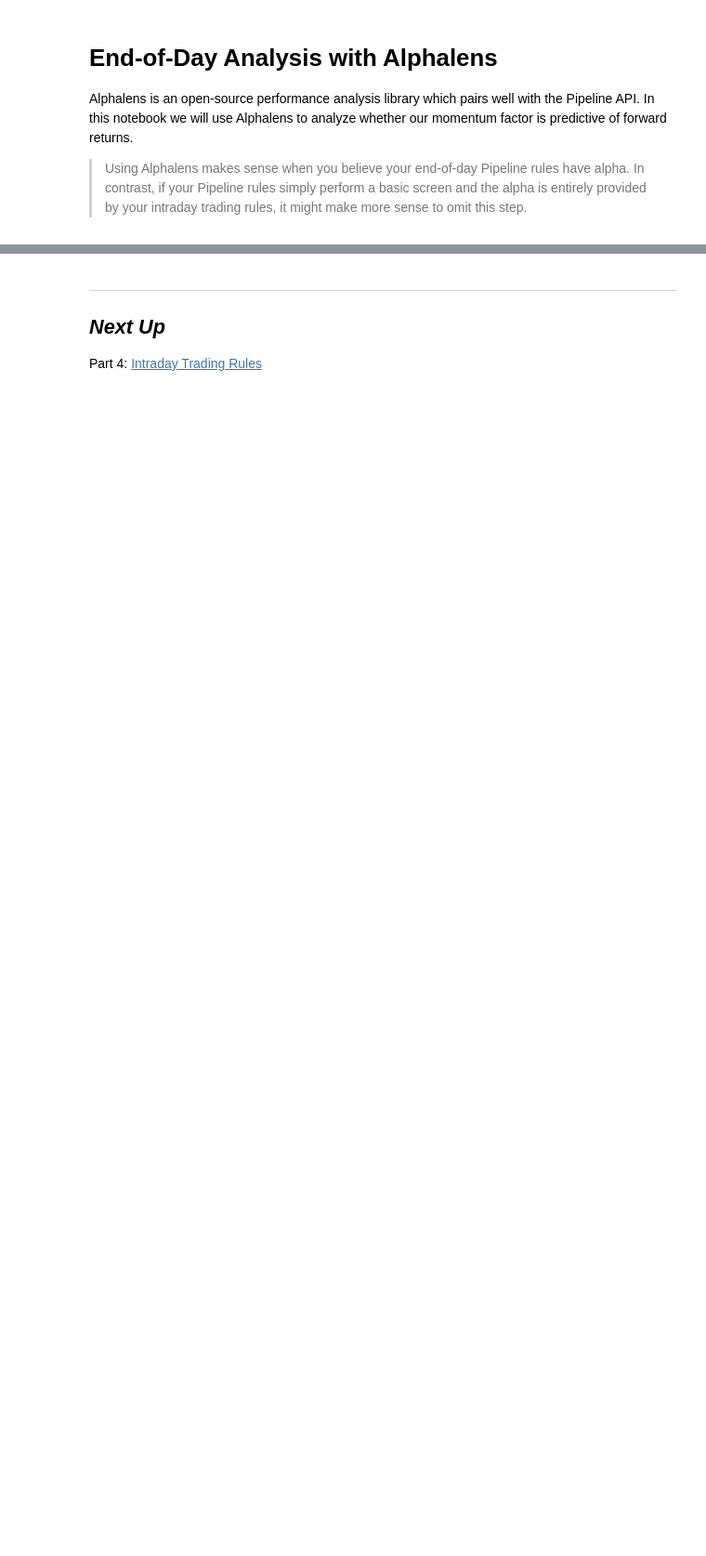
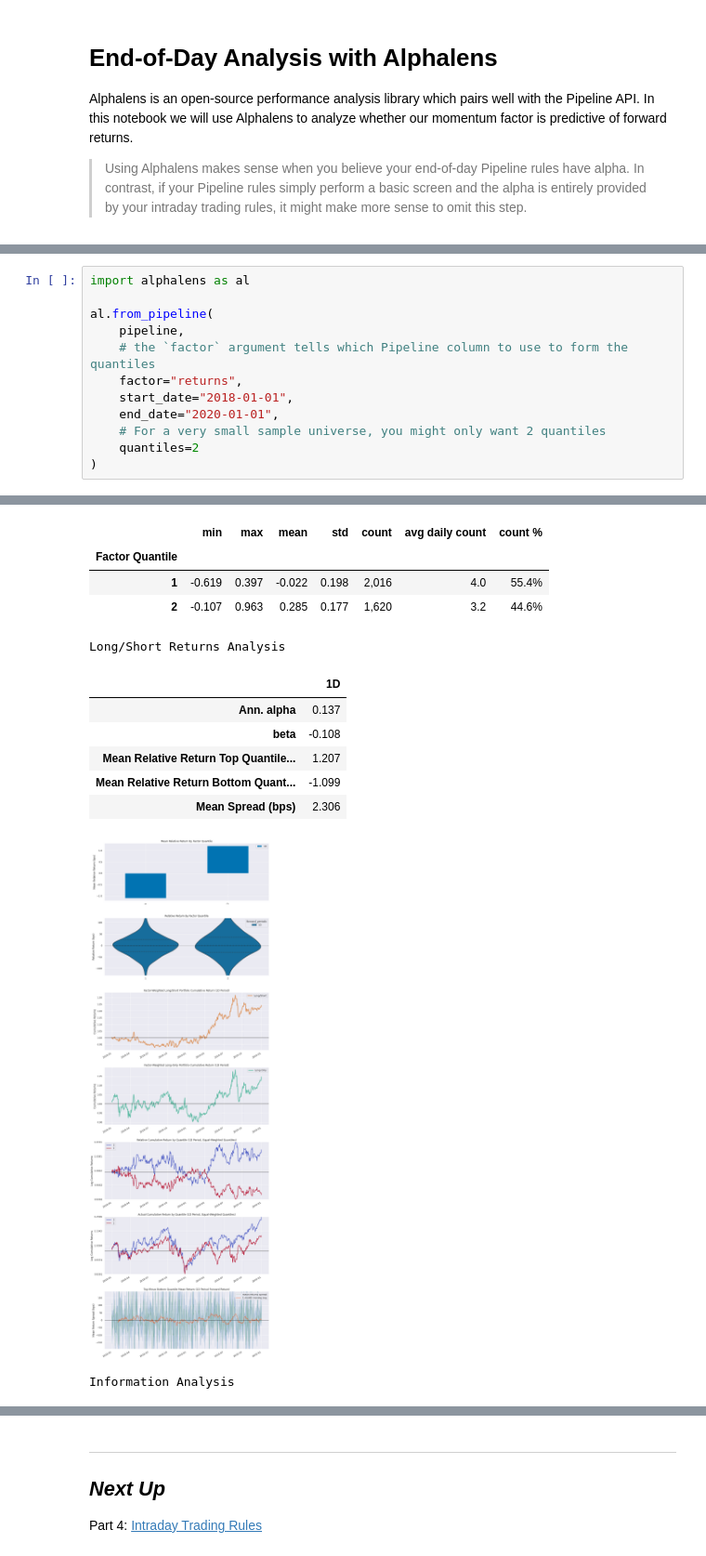
Before and after one commit to quantrocket-codeload/zipline-intro, a Jupyter notebook: intro_zipline/Part3-End-of-Day-Analysis-With-Alphalens.ipynb, the cells around one changed output, grey strips where cells are left out. Shown at 93% size. Drawn from its saved outputs; the diff is of its cells as text; blank space fills up the shorter version.

Commit message:
use alphalens.from_pipeline

```diff
--- a/intro_zipline/Part3-End-of-Day-Analysis-With-Alphalens.ipynb
+++ b/intro_zipline/Part3-End-of-Day-Analysis-With-Alphalens.ipynb
@@ -80,0 +25,13 @@ Turnover Analysis
+# %%
+import alphalens as al
+
+al.from_pipeline(
+    pipeline,
+    # the `factor` argument tells which Pipeline column to use to form the quantiles
+    factor="returns",
+    start_date="2018-01-01",
+    end_date="2020-01-01",
+    # For a very small sample universe, you might only want 2 quantiles
+    quantiles=2
+)
+# %% [output]
@@ -80,0 +39,13 @@ Turnover Analysis
+|  | min | max | mean | std | count | avg daily count | count % |
+| Factor Quantile |  |  |  |  |  |  |  |
+| 1 | -0.619 | 0.397 | -0.022 | 0.198 | 2,016 | 4.0 | 55.4% |
+| 2 | -0.107 | 0.963 | 0.285 | 0.177 | 1,620 | 3.2 | 44.6% |
+Long/Short Returns Analysis
+|  | 1D |
+| Ann. alpha | 0.137 |
+| beta | -0.108 |
+| Mean Relative Return Top Quantile... | 1.207 |
+| Mean Relative Return Bottom Quant... | -1.099 |
+| Mean Spread (bps) | 2.306 |
+[figure, added]
+Information Analysis
```
Also changed, not shown: parts of 8 cells of this notebook, 4 other files.
